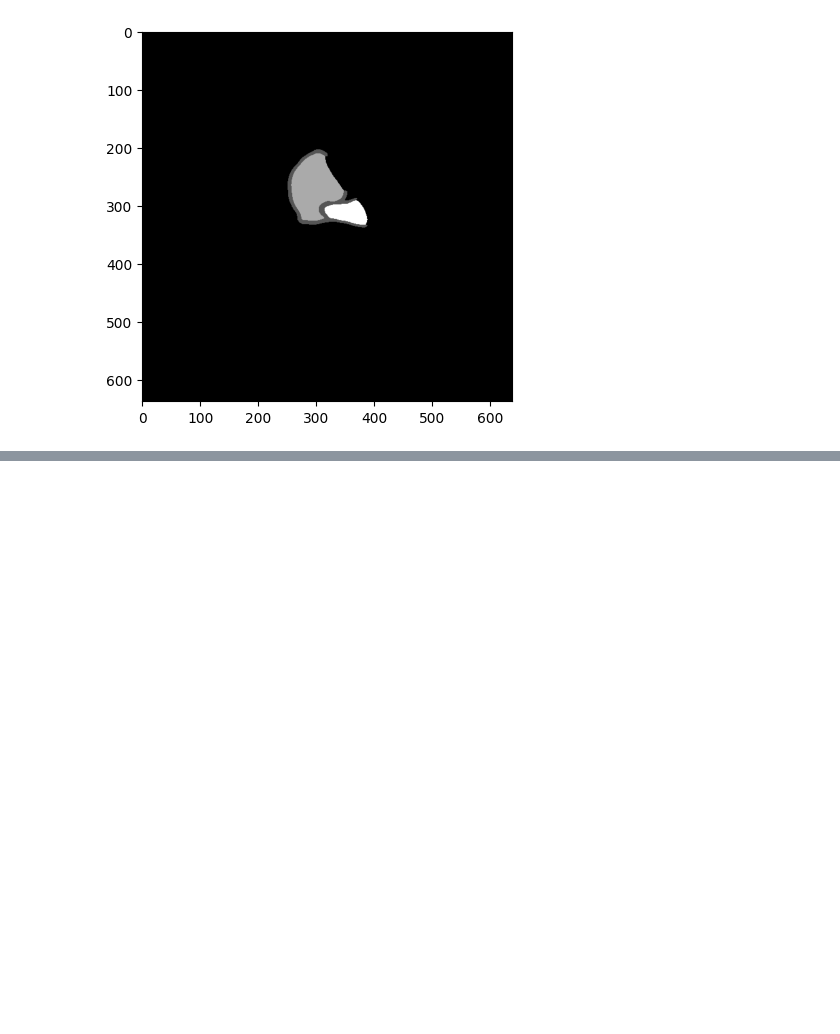
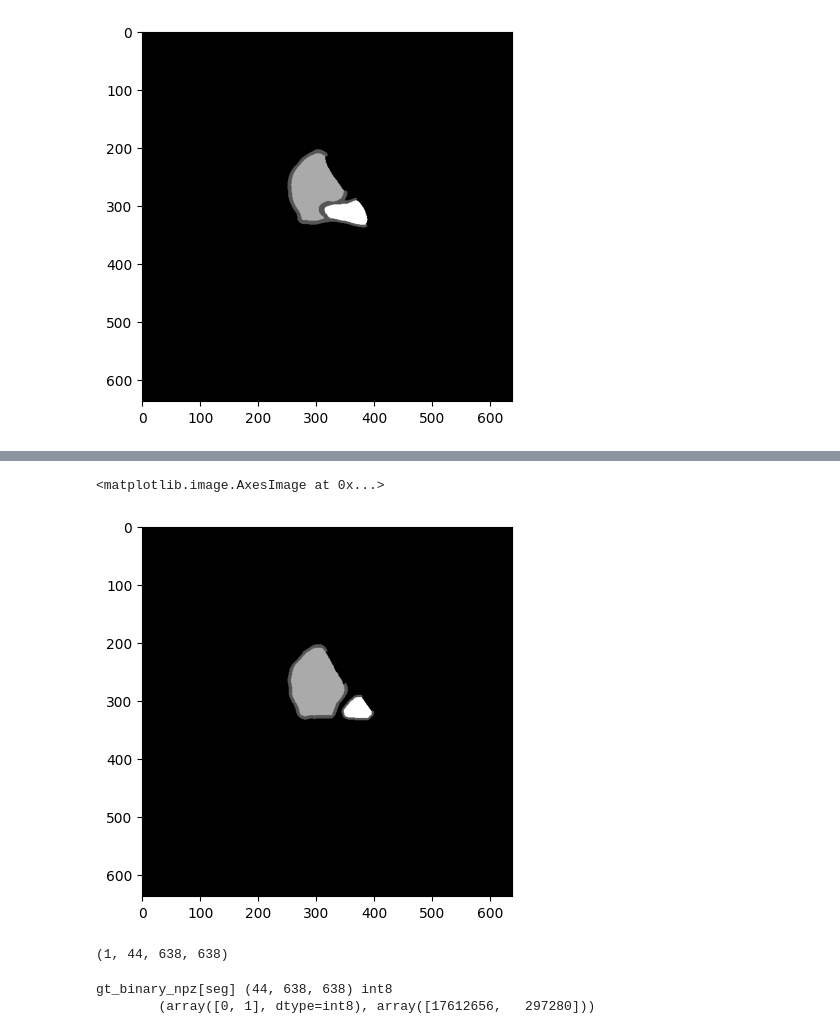
Before and after one commit to anenbergb/MBAS, a Jupyter notebook: notebooks/2024-07-30-inspect-preprocessed-dataset.ipynb, the cells around one changed output, grey strips where cells are left out. Saved outputs shown, nothing was run; the diff lists cells and outputs as text; code cells hidden in the pictures; blank space fills up the shorter version.

```diff
--- a/notebooks/2024-07-30-inspect-preprocessed-dataset.ipynb
+++ b/notebooks/2024-07-30-inspect-preprocessed-dataset.ipynb
@@ -115,0 +119,11 @@ NpzFile '/home/bryan/expr/nnUNet_results/Dataset101_MBAS/nnUNetTrainer_250epochs
+# %%
+array = npz["seg"]
+array[array < 0] = 0
+plt.imshow(array[0,10], cmap="gray")
+# %% [output]
+<matplotlib.image.AxesImage at 0x...>
+[figure, added]
+# %%
+array.shape
+# %% [output]
+(1, 44, 638, 638)
@@ -115,0 +132,5 @@ NpzFile '/home/bryan/expr/nnUNet_results/Dataset101_MBAS/nnUNetTrainer_250epochs
+# %%
+print_tensor(gt_binary_npz["seg"], "gt_binary_npz[seg]")
+# %% [output]
+gt_binary_npz[seg] (44, 638, 638) int8
+        (array([0, 1], dtype=int8), array([17612656,   297280]))
```
Also changed, not shown: parts of 5 cells of this notebook, 16 other files.
